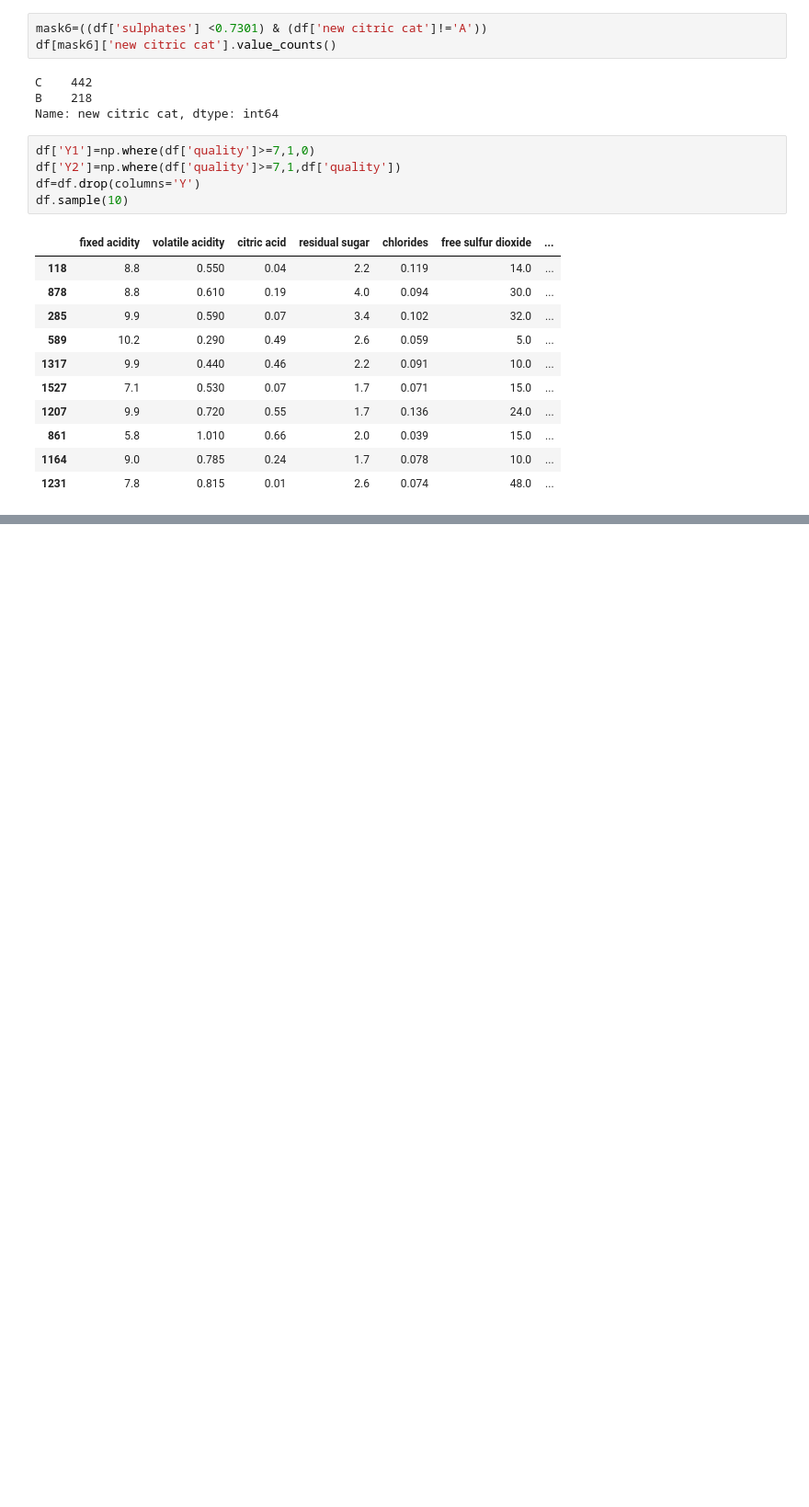
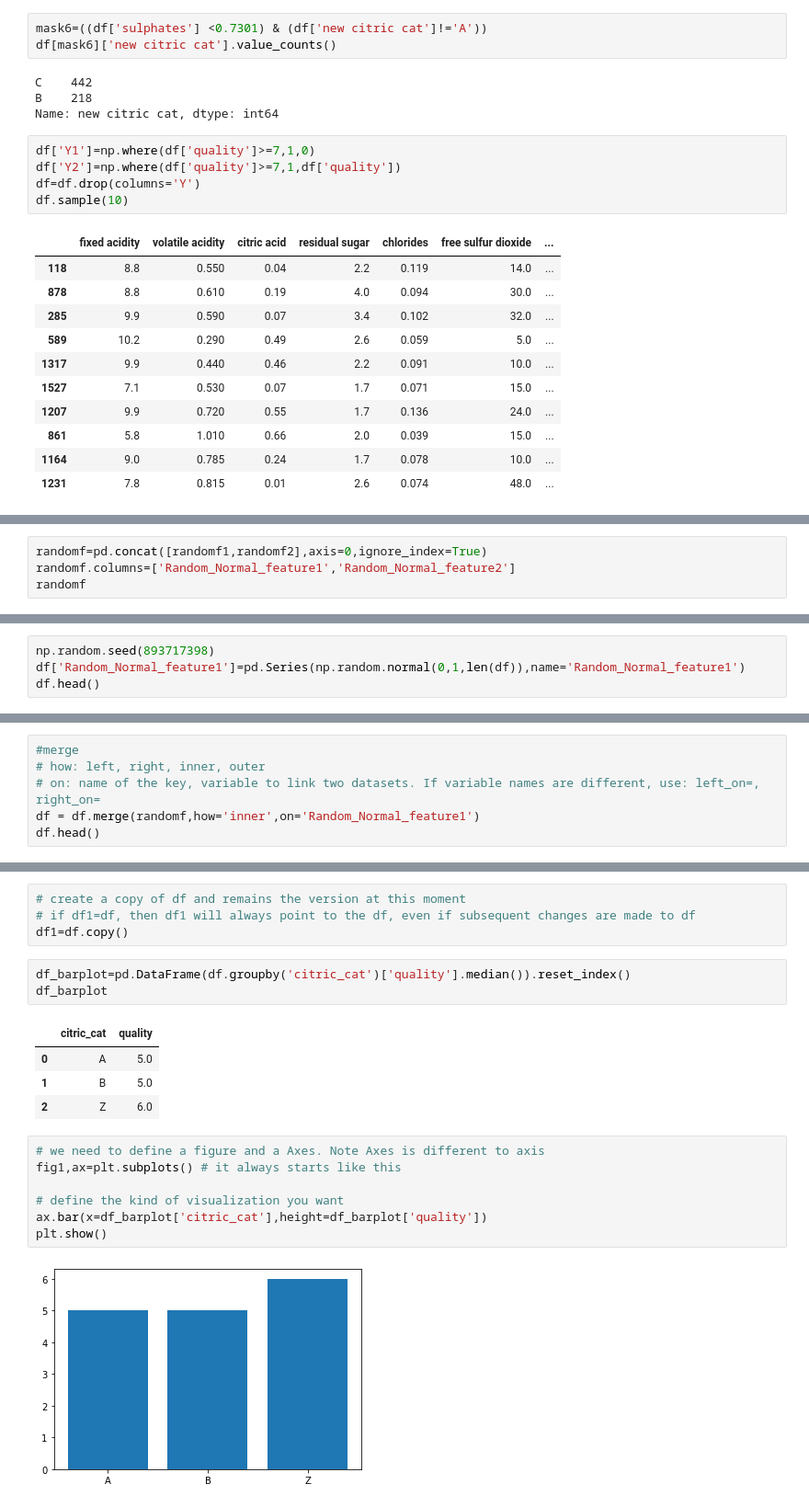
Before and after one commit to kristy25/AcademyPublic, a Jupyter notebook: Untitled0.ipynb, the cells around one changed output, grey strips where cells are left out. Shown at 92% size. Cells and saved outputs as stored; diff of their text form; blank space fills up the shorter version.

```diff
--- a/Untitled0.ipynb
+++ b/Untitled0.ipynb
@@ -818,0 +1161,4 @@ df.sample(10)
+# %%
+randomf=pd.concat([randomf1,randomf2],axis=0,ignore_index=True)
+randomf.columns=['Random_Normal_feature1','Random_Normal_feature2']
+randomf
@@ -818,0 +1178,4 @@ df.sample(10)
+# %%
+np.random.seed(893717398)
+df['Random_Normal_feature1']=pd.Series(np.random.normal(0,1,len(df)),name='Random_Normal_feature1')
+df.head()
@@ -818,0 +1190,6 @@ df.sample(10)
+# %%
+#merge
+# how: left, right, inner, outer
+# on: name of the key, variable to link two datasets. If variable names are different, use: left_on=, right_on=
+df = df.merge(randomf,how='inner',on='Random_Normal_feature1')
+df.head()
@@ -818,0 +1256,21 @@ df.sample(10)
+# %%
+# create a copy of df and remains the version at this moment
+# if df1=df, then df1 will always point to the df, even if subsequent changes are made to df
+df1=df.copy()
+# %%
+df_barplot=pd.DataFrame(df.groupby('citric_cat')['quality'].median()).reset_index()
+df_barplot
+# %% [output]
+|  | citric_cat | quality |
+| 0 | A | 5.0 |
+| 1 | B | 5.0 |
+| 2 | Z | 6.0 |
+# %%
+# we need to define a figure and a Axes. Note Axes is different to axis
+fig1,ax=plt.subplots() # it always starts like this
+
+# define the kind of visualization you want
+ax.bar(x=df_barplot['citric_cat'],height=df_barplot['quality'])
+plt.show()
+# %% [output]
+[figure, added]
```
Also changed, not shown: parts of 32 cells of this notebook.
